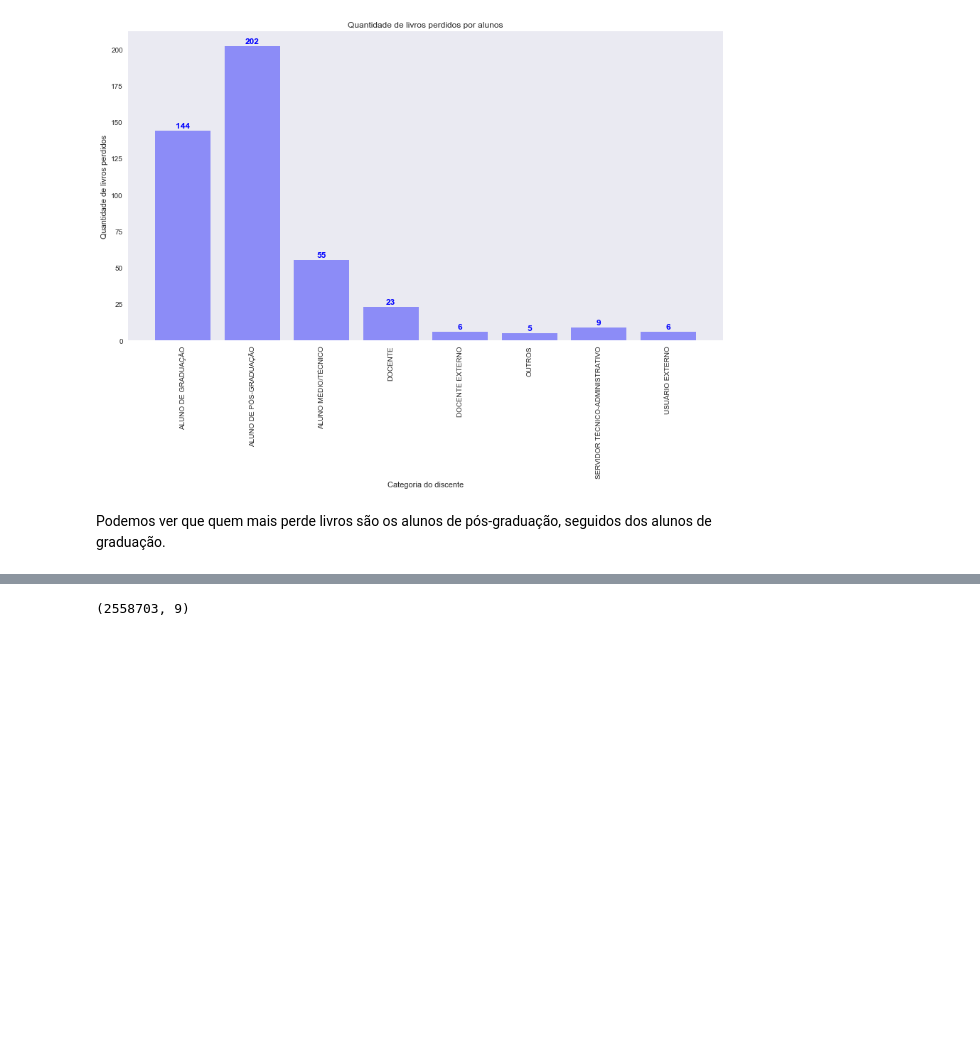
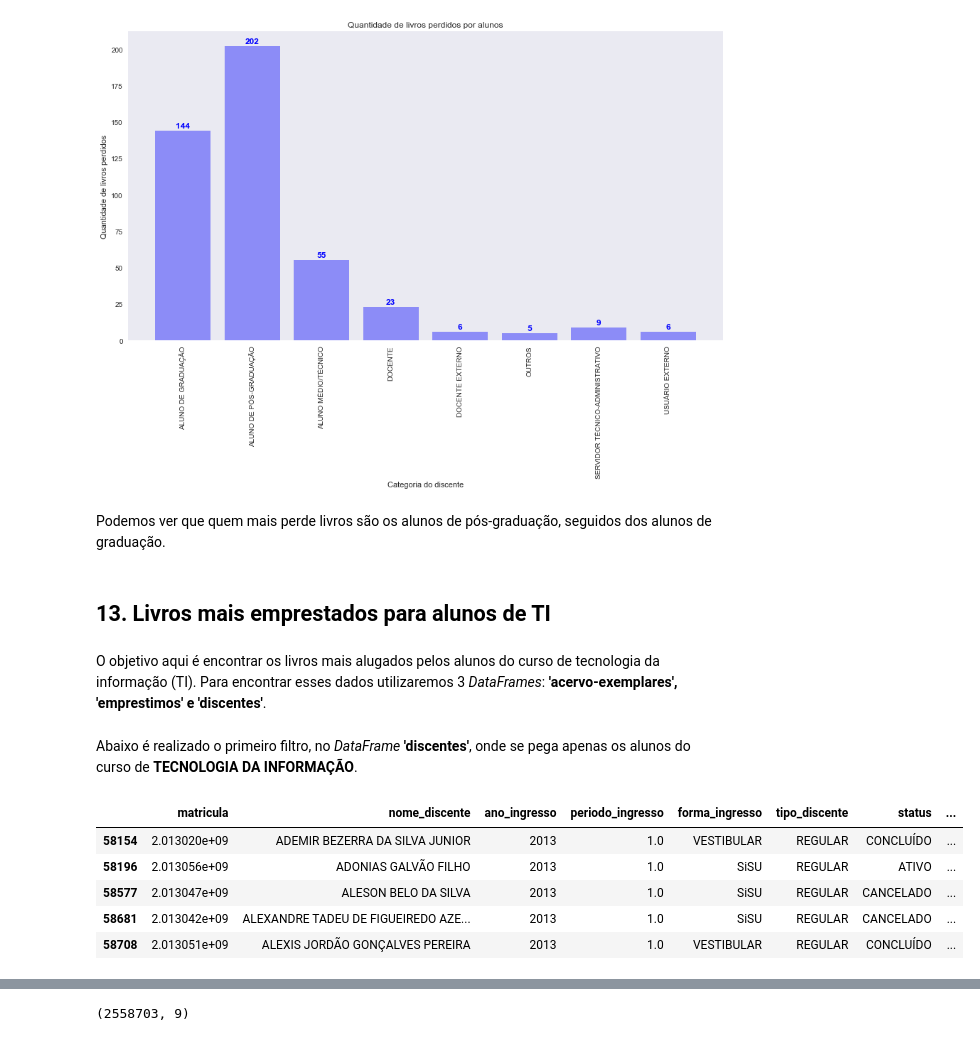
Before and after one commit to alvarofpp/imd0905-acervo-biblioteca, a Jupyter notebook: main.ipynb, the cells around one changed output, grey strips where cells are left out. Saved outputs shown, nothing was run; the diff lists cells and outputs as text; code cells hidden in the pictures; blank space fills up the shorter version.

```diff
--- a/main.ipynb
+++ b/main.ipynb
@@ -521,3 +521,19 @@ plt.show()
 [figure]
 # %% [markdown]
 Podemos ver que quem mais perde livros são os alunos de pós-graduação, seguidos dos alunos de graduação.
+# %% [markdown]
+## 13. Livros mais emprestados para alunos de TI
+# %% [markdown]
+O objetivo aqui é encontrar os livros mais alugados pelos alunos do curso de tecnologia da informação (TI). Para encontrar esses dados utilizaremos 3 _DataFrames_: **'acervo-exemplares', 'emprestimos' e 'discentes'**.
+# %% [markdown]
+Abaixo é realizado o primeiro filtro, no _DataFrame_ **'discentes'**, onde se pega apenas os alunos do curso de **TECNOLOGIA DA INFORMAÇÃO**.
+# %%
+discentes_ti = dfs['discentes'][dfs['discentes'].nome_curso == 'TECNOLOGIA DA INFORMAÇÃO']
+discentes_ti.head()
+# %% [output]
+|  | matricula | nome_discente | ano_ingresso | periodo_ingresso | forma_ingresso | tipo_discente | status | ... |
+| 58154 | 2.013020e+09 | ADEMIR BEZERRA DA SILVA JUNIOR | 2013 | 1.0 | VESTIBULAR | REGULAR | CONCLUÍDO | ... |
+| 58196 | 2.013056e+09 | ADONIAS GALVÃO FILHO | 2013 | 1.0 | SiSU | REGULAR | ATIVO | ... |
+| 58577 | 2.013047e+09 | ALESON BELO DA SILVA | 2013 | 1.0 | SiSU | REGULAR | CANCELADO | ... |
+| 58681 | 2.013042e+09 | ALEXANDRE TADEU DE FIGUEIREDO AZE... | 2013 | 1.0 | SiSU | REGULAR | CANCELADO | ... |
+| 58708 | 2.013051e+09 | ALEXIS JORDÃO GONÇALVES PEREIRA | 2013 | 1.0 | VESTIBULAR | REGULAR | CONCLUÍDO | ... |
```
Also changed, not shown: parts of 8 cells of this notebook, 1 other file.
